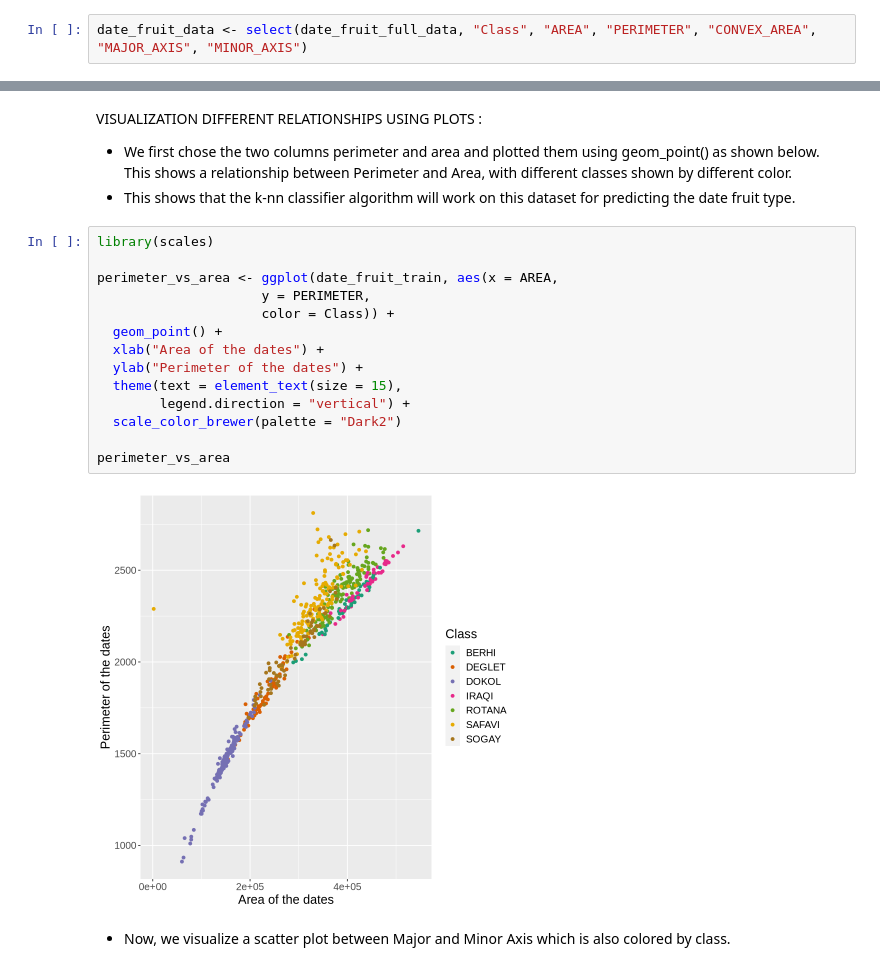
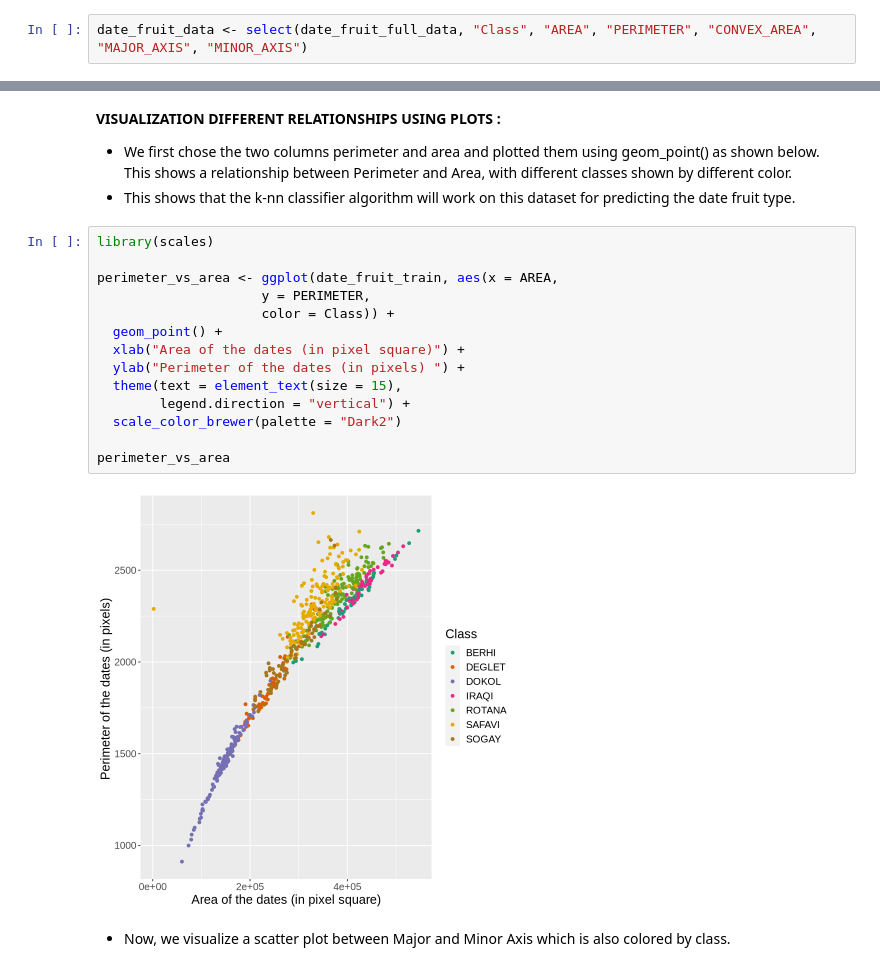
Before and after one commit to NikoSresh/dsci-100-2024-group-32, a Jupyter notebook: exploring_date_fruit_data.ipynb, the cells around one changed output, grey strips where cells are left out. Saved outputs shown, nothing was run; the diff lists cells and outputs as text.

```diff
--- a/exploring_date_fruit_data.ipynb
+++ b/exploring_date_fruit_data.ipynb
@@ -110,23 +112,23 @@ A tibble: 7 × 6
 # %% [markdown]
-VISUALIZATION DIFFERENT RELATIONSHIPS USING PLOTS :
+**VISUALIZATION DIFFERENT RELATIONSHIPS USING PLOTS :**
 - We first chose the two columns perimeter and area and plotted them using geom_point() as shown below. This shows a relationship between Perimeter and Area, with different classes shown by different color.
 - This shows that the k-nn classifier algorithm will work on this dataset for predicting the date fruit type.
 # %%
 library(scales)
 
 perimeter_vs_area <- ggplot(date_fruit_train, aes(x = AREA,
                      y = PERIMETER,
                      color = Class)) +
   geom_point() +
-  xlab("Area of the dates") +
-  ylab("Perimeter of the dates") +
+  xlab("Area of the dates (in pixel square)") +
+  ylab("Perimeter of the dates (in pixels) ") +
   theme(text = element_text(size = 15),
         legend.direction = "vertical") +
   scale_color_brewer(palette = "Dark2")
 
 perimeter_vs_area
 # %% [output]
-[figure, old version]
+[figure, new version]
 # %% [markdown]
 - Now, we visualize a scatter plot between Major and Minor Axis which is also colored by class.
 # %%
```
Also changed, not shown: parts of 13 cells of this notebook.
